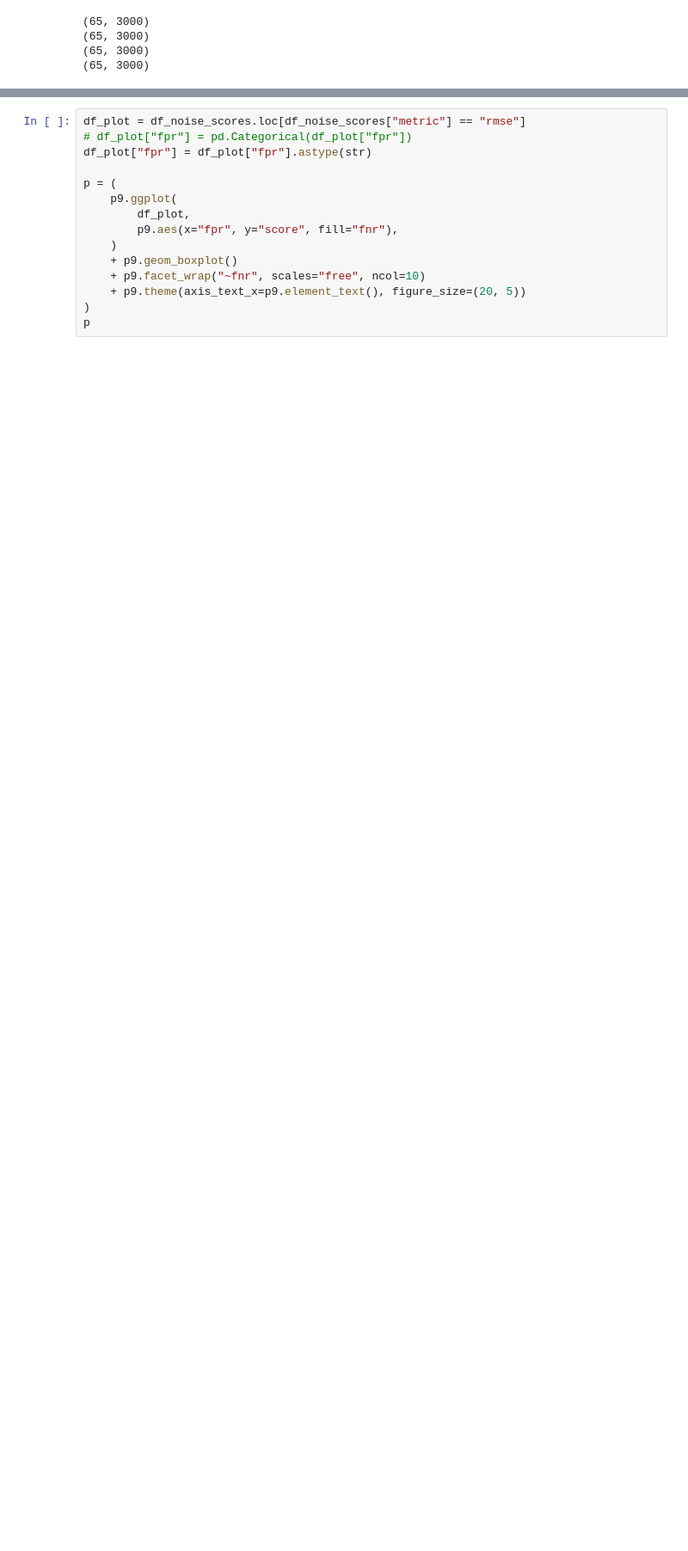
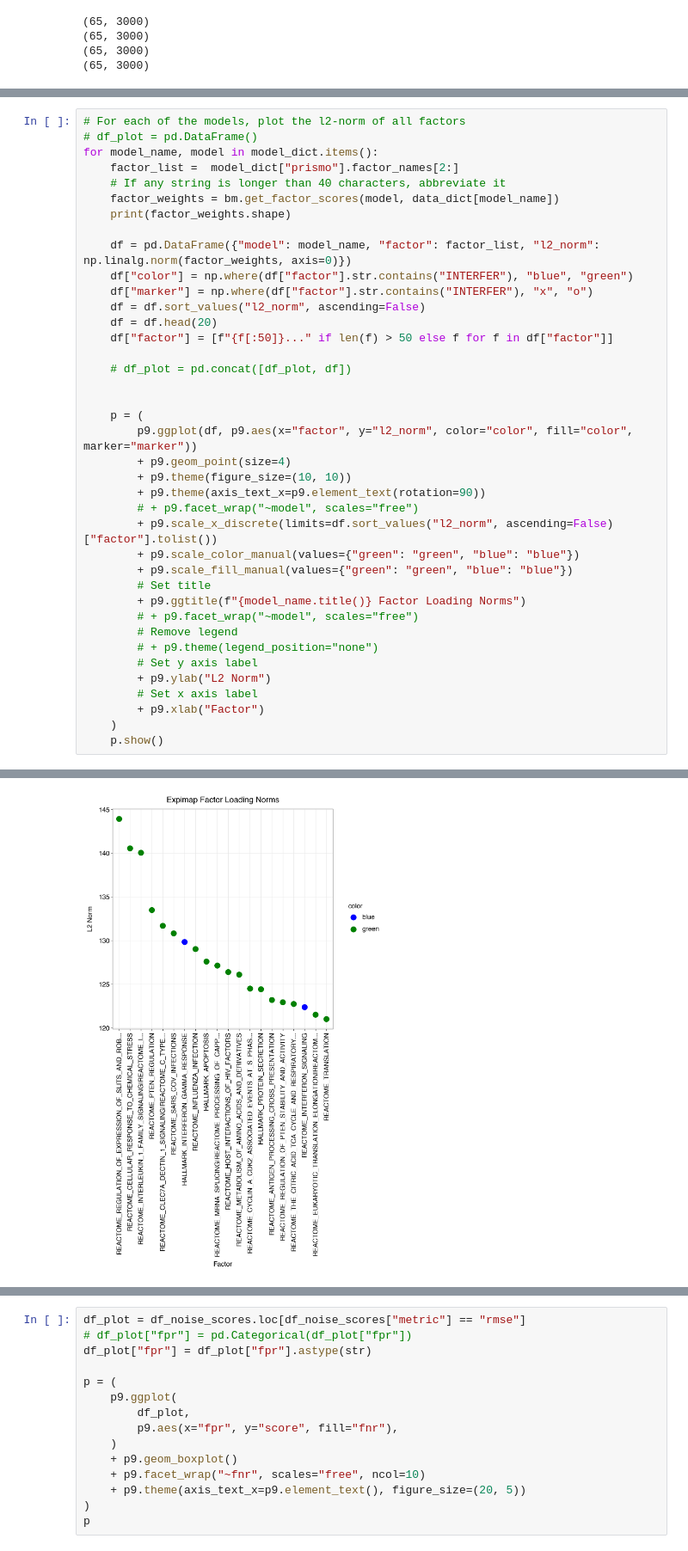
Before and after one commit to bioFAM/mofaflex-analysis, a Jupyter notebook: benchmark/benchmark_kang_metrics.ipynb, the cells around one changed output, grey strips where cells are left out. Shown at 86% size. Saved outputs shown, nothing was run; the diff lists cells and outputs as text; blank space fills up the shorter version.

```diff
--- a/benchmark/benchmark_kang_metrics.ipynb
+++ b/benchmark/benchmark_kang_metrics.ipynb
@@ -286,0 +278,40 @@ df_scores["model"] = pd.Categorical(
+# %%
+# For each of the models, plot the l2-norm of all factors
+# df_plot = pd.DataFrame()
+for model_name, model in model_dict.items():
+    factor_list =  model_dict["prismo"].factor_names[2:]
+    # If any string is longer than 40 characters, abbreviate it
+    factor_weights = bm.get_factor_scores(model, data_dict[model_name])
+    print(factor_weights.shape)
+
+    df = pd.DataFrame({"model": model_name, "factor": factor_list, "l2_norm": np.linalg.norm(factor_weights, axis=0)})
+    df["color"] = np.where(df["factor"].str.contains("INTERFER"), "blue", "green")
+    df["marker"] = np.where(df["factor"].str.contains("INTERFER"), "x", "o")
+    df = df.sort_values("l2_norm", ascending=False)
+    df = df.head(20)
+    df["factor"] = [f"{f[:50]}..." if len(f) > 50 else f for f in df["factor"]]
+
+    # df_plot = pd.concat([df_plot, df])
+
+
+    p = (
+        p9.ggplot(df, p9.aes(x="factor", y="l2_norm", color="color", fill="color", marker="marker"))
+        + p9.geom_point(size=4)
+        + p9.theme(figure_size=(10, 10))
+        + p9.theme(axis_text_x=p9.element_text(rotation=90))
+        # + p9.facet_wrap("~model", scales="free")
+        + p9.scale_x_discrete(limits=df.sort_values("l2_norm", ascending=False)["factor"].tolist())
+        + p9.scale_color_manual(values={"green": "green", "blue": "blue"})
+        + p9.scale_fill_manual(values={"green": "green", "blue": "blue"})
+        # Set title
+        + p9.ggtitle(f"{model_name.title()} Factor Loading Norms")
+        # + p9.facet_wrap("~model", scales="free")
+        # Remove legend
+        # + p9.theme(legend_position="none")
+        # Set y axis label
+        + p9.ylab("L2 Norm")
+        # Set x axis label
+        + p9.xlab("Factor")
+    )
+    p.show()
+# %% [output]
@@ -286,0 +319 @@ df_scores["model"] = pd.Categorical(
+[figure, added]
```
Also changed, not shown: parts of 19 cells of this notebook, 5 other files.
